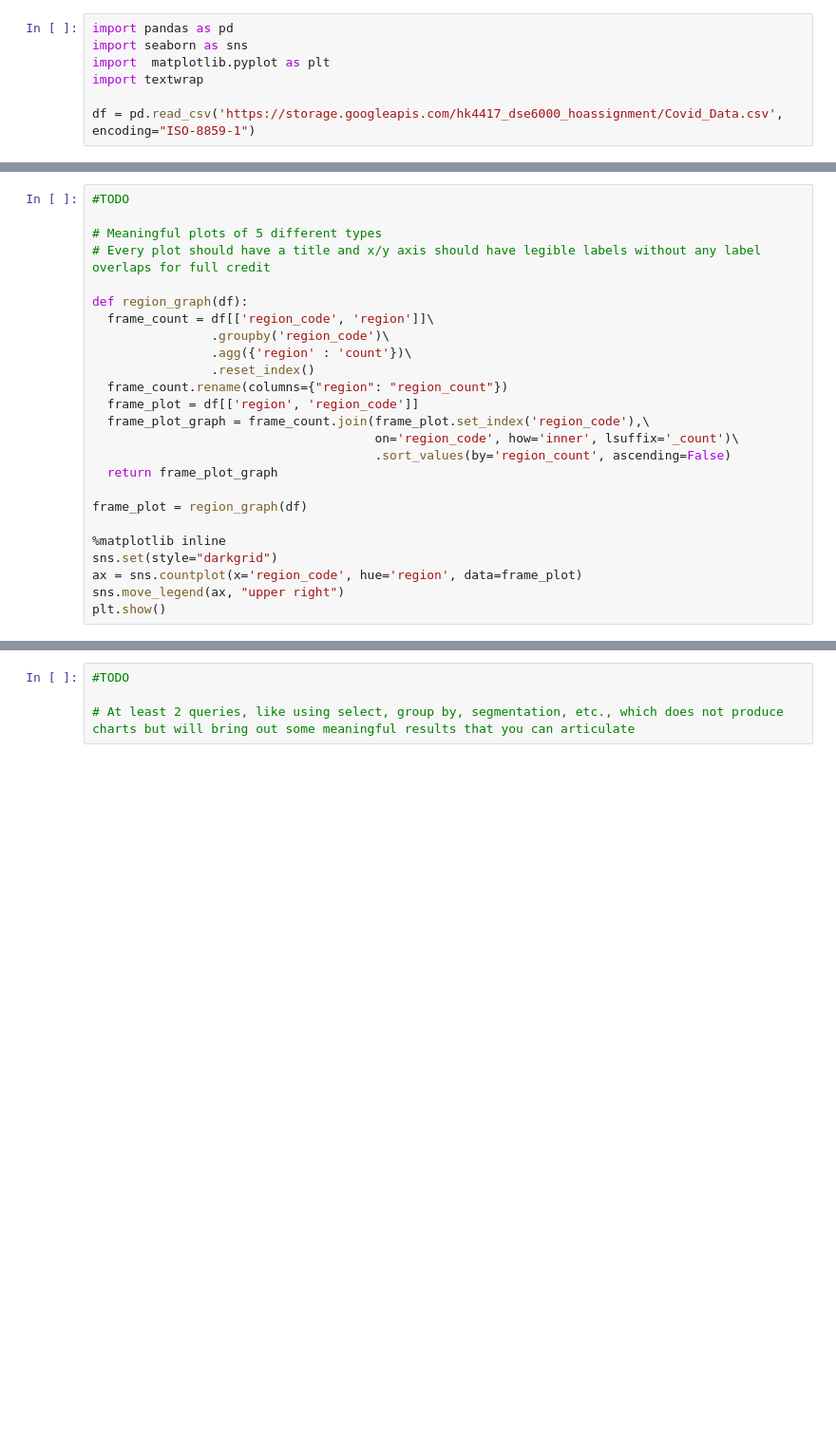
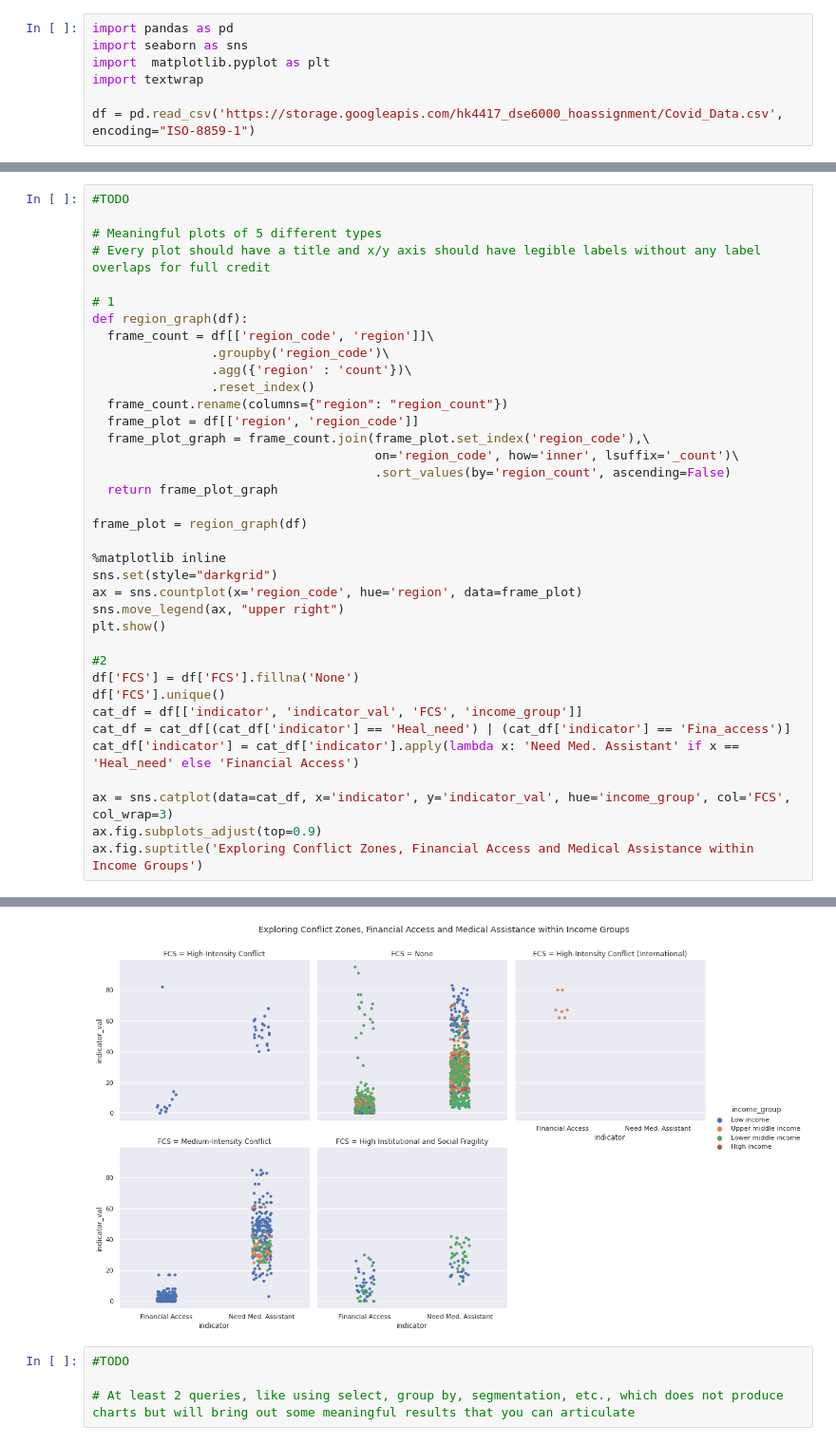
Before and after one commit to asrospie/covid_housing_eda, a Jupyter notebook: DSE_6000_Final_Project.ipynb, the cells around one changed output, grey strips where cells are left out. Shown at 95% size. Cells and saved outputs as stored; diff of their text form; blank space fills up the shorter version.

```diff
--- a/DSE_6000_Final_Project.ipynb
+++ b/DSE_6000_Final_Project.ipynb
@@ -27,6 +28,7 @@ corr = vaccination_correlation(df)
 # Meaningful plots of 5 different types
 # Every plot should have a title and x/y axis should have legible labels without any label overlaps for full credit
 
+# 1
 def region_graph(df):
   frame_count = df[['region_code', 'region']]\
                 .groupby('region_code')\
@@ -46,5 +48,16 @@ sns.set(style="darkgrid")
 ax = sns.countplot(x='region_code', hue='region', data=frame_plot)
 sns.move_legend(ax, "upper right")
 plt.show()
+
+#2
+df['FCS'] = df['FCS'].fillna('None')
+df['FCS'].unique()
+cat_df = df[['indicator', 'indicator_val', 'FCS', 'income_group']]
+cat_df = cat_df[(cat_df['indicator'] == 'Heal_need') | (cat_df['indicator'] == 'Fina_access')]
+cat_df['indicator'] = cat_df['indicator'].apply(lambda x: 'Need Med. Assistant' if x == 'Heal_need' else 'Financial Access')
+
+ax = sns.catplot(data=cat_df, x='indicator', y='indicator_val', hue='income_group', col='FCS', col_wrap=3)
+ax.fig.subplots_adjust(top=0.9)
+ax.fig.suptitle('Exploring Conflict Zones, Financial Access and Medical Assistance within Income Groups')
 # %% [output]
 [figure]
@@ -51,3 +65,4 @@ plt.show()
+[figure, added]
 # %%
 #TODO
 
```
Also changed, not shown: parts of 3 cells of this notebook.
